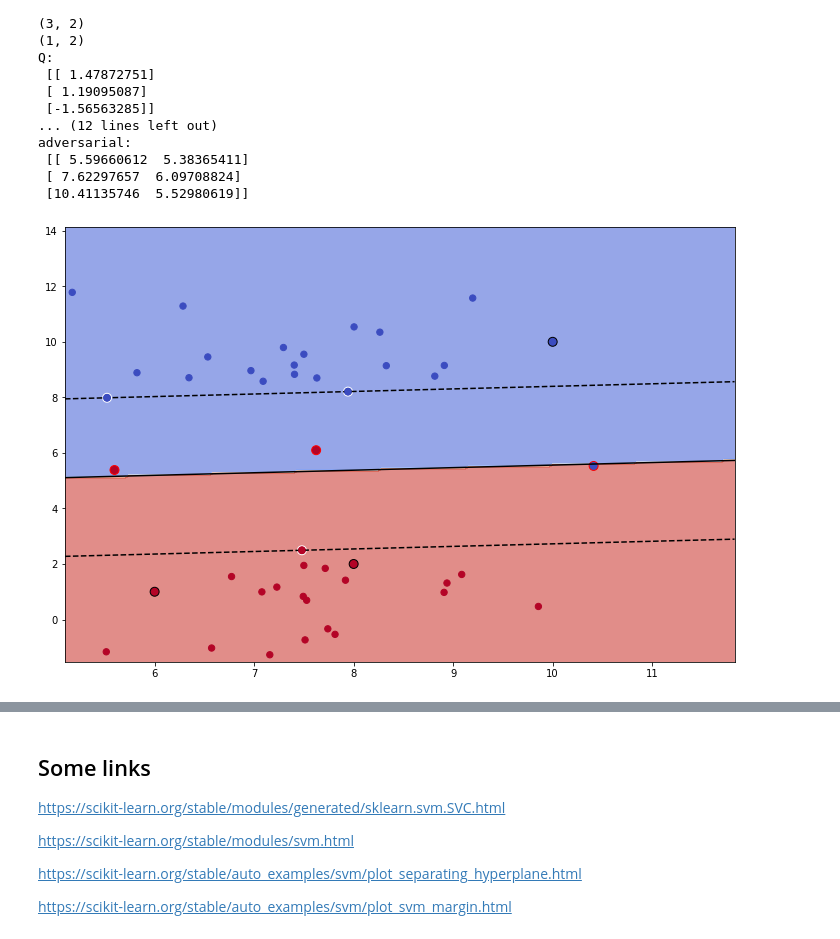
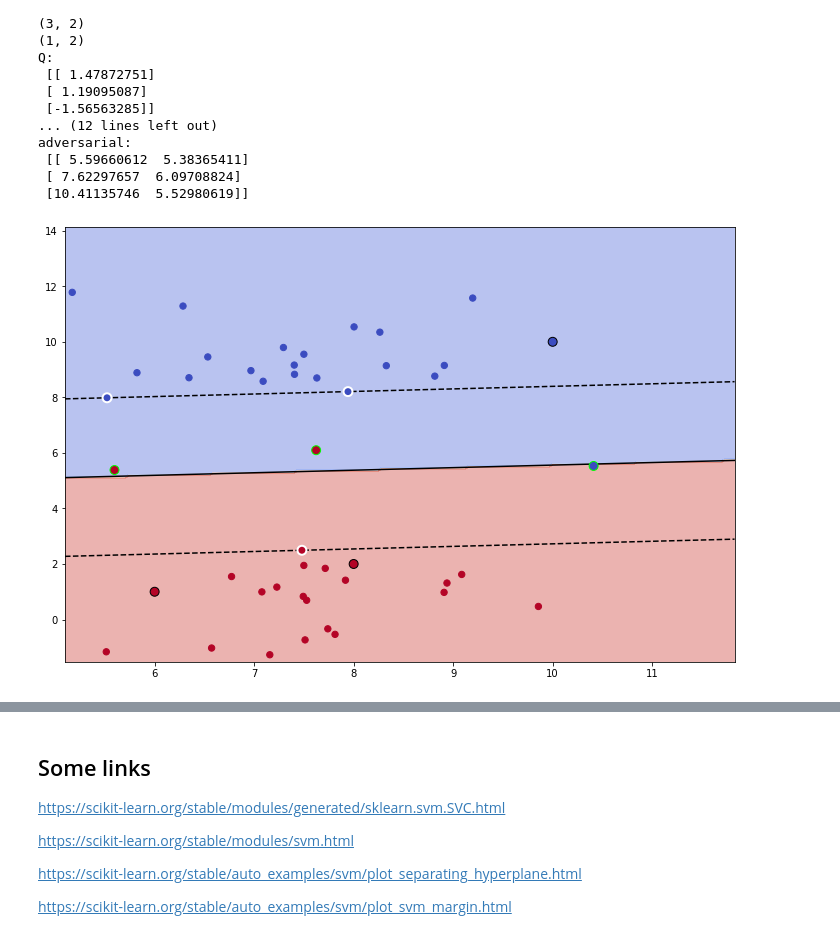
Before and after one commit to changx03/jupyter_tensorflow, a Jupyter notebook: svm_test.ipynb, the cells around one changed output, grey strips where cells are left out. Saved outputs shown, nothing was run; the diff lists cells and outputs as text; code cells hidden in the pictures.

```diff
--- a/svm_test.ipynb
+++ b/svm_test.ipynb
@@ -109,28 +109,29 @@ adversarial:
 # %%
 XX, YY = np.mgrid[x_min:x_max:200j, y_min:y_max:200j]
 Z = model.predict(np.c_[XX.ravel(), YY.ravel()])
 Z = Z.reshape(XX.shape)
 
 figsize = np.array(plt.rcParams["figure.figsize"]) * 2
 plt.figure(figsize=figsize.tolist())
 
-plt.contourf(XX, YY, Z, cmap='coolwarm', alpha=0.6)
-plt.scatter(model.support_vectors_[:, 0], model.support_vectors_[:, 1], c=y[model.support_], cmap='coolwarm', edgecolors='white', s=80)
-plt.scatter(x[:, 0], x[:, 1], c=y, zorder=10, cmap='coolwarm', edgecolor='face', s=40)
-
-pred_test = model.predict(x_test)
-plt.scatter(x_test[:, 0], x_test[:, 1], c=pred_test, zorder=10, cmap='coolwarm', edgecolor='k', s=80)
-plt.scatter(adversarial[:, 0], adversarial[:, 1], c=pred_test, cmap='coolwarm', edgecolor='red', s=80)
+plt.contourf(XX, YY, Z, cmap='coolwarm', alpha=0.4, zorder=1)
 
 plt.plot(xx, yy, 'k-')
 plt.plot(xx, yy_down, 'k--')
 plt.plot(xx, yy_up, 'k--')
 
+plt.scatter(x[:, 0], x[:, 1], c=y, cmap='coolwarm', edgecolor='face', s=40, zorder=2)
+plt.scatter(model.support_vectors_[:, 0], model.support_vectors_[:, 1], c=y[model.support_], cmap='coolwarm', edgecolors='white', linewidths=2, s=80, zorder=10)
+
+pred_test = model.predict(x_test)
+plt.scatter(x_test[:, 0], x_test[:, 1], c=pred_test, cmap='coolwarm', edgecolor='k', s=80, zorder=20)
+plt.scatter(adversarial[:, 0], adversarial[:, 1], c=pred_test, cmap='coolwarm', edgecolor='lime', s=80, zorder=20)
+
 plt.xlim(x_min, x_max)
 plt.ylim(y_min, y_max)
 plt.show()
 # %% [output]
-[figure, old version]
+[figure, new version]
 # %%
 y[model.support_]
 # %% [output]
```
Also changed, not shown: parts of 2 cells of this notebook.
